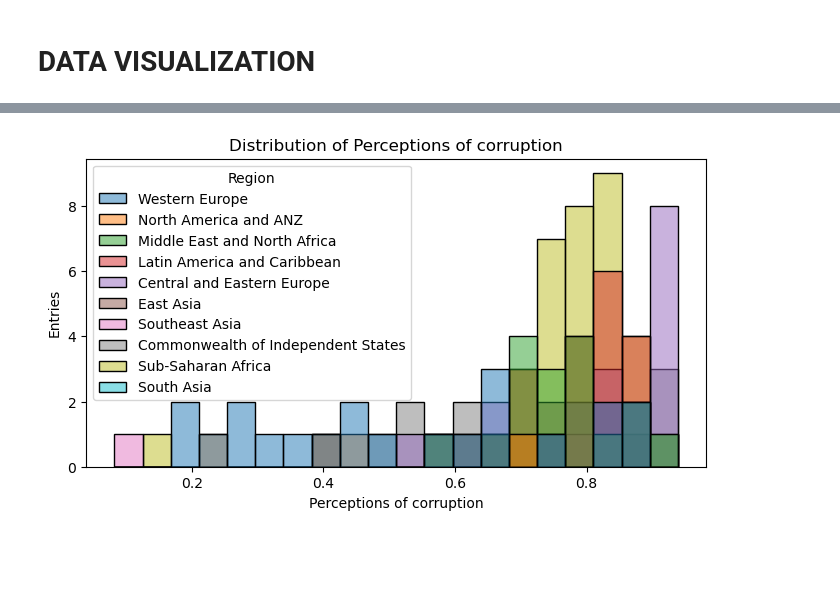
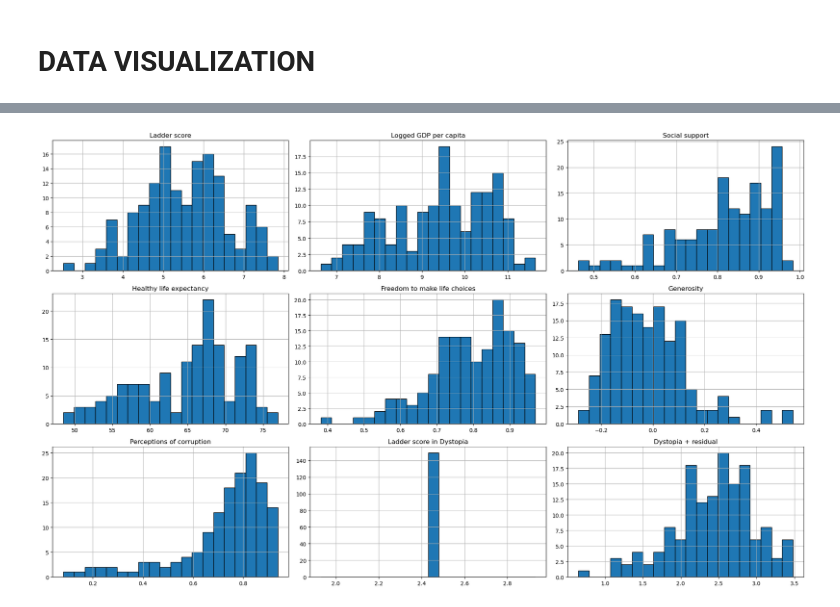
Before and after one commit to bluckreen/World-Happiness-Record-2021--Data-Analysis, a Jupyter notebook: happy.ipynb, the cells around one changed output, grey strips where cells are left out. Saved outputs shown, nothing was run; the diff lists cells and outputs as text; code cells hidden in the pictures; blank space fills up the shorter version.

```diff
--- a/happy.ipynb
+++ b/happy.ipynb
@@ -767,9 +723,15 @@ plt.show()
-# %%
-plt.figure(figsize=(8,4))
-sns.histplot(data=df_new,x="Perceptions of corruption",bins=20,color="violet",hue = "Region")    #  use hue for catogorical data
-plt.title("Distribution of Perceptions of corruption")
-plt.xlabel("Perceptions of corruption")
-plt.ylabel("Entries")
-plt.show()
-# %% [output]
-[figure, removed]
+# %%
+import matplotlib.pyplot as plt
+
+df_num = df_new.copy()
+df_num.drop(columns=['Region', 'Counrty'], inplace=True)
+
+# Better: adjust figsize based on number of columns
+n_cols = len(df_num.columns)
+figsize = (20, 4 * ((n_cols + 3) // 4))  # Dynamically sized
+
+df_num.hist(figsize=figsize, bins=20, edgecolor='black')
+plt.tight_layout()
+plt.show()
+# %% [output]
+[figure, added]
```
Also changed, not shown: parts of 55 cells of this notebook.
